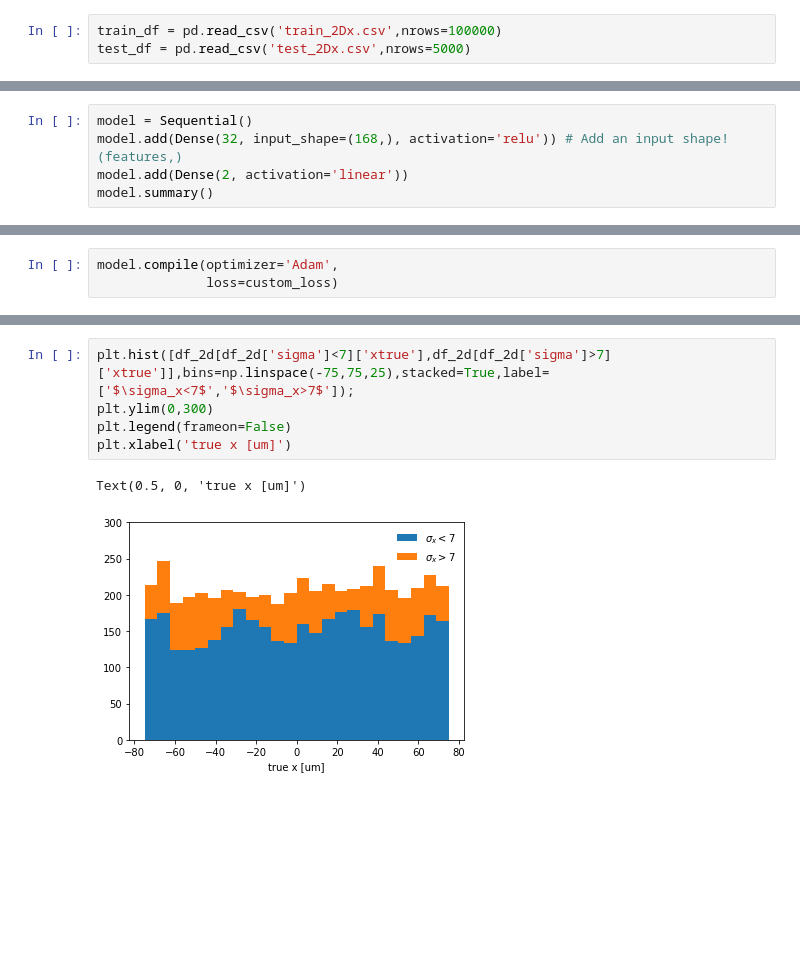
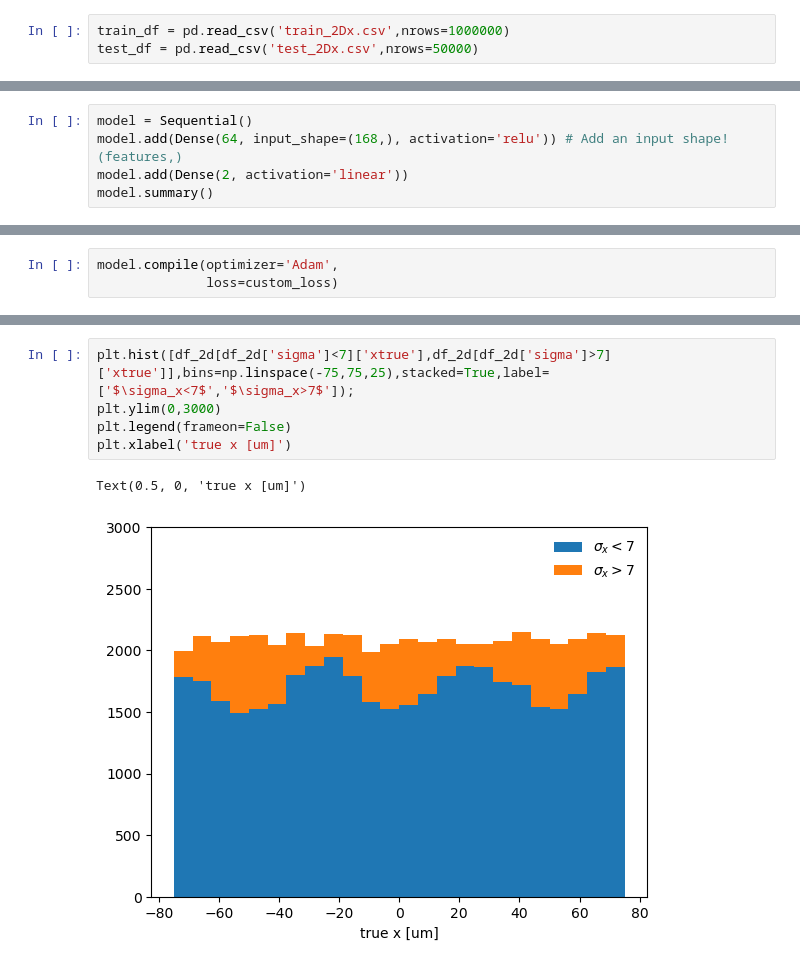
Before and after one commit to nhanvtran/directional-pixel-detectors, a Jupyter notebook: hit-position/train-2Dx-Gauss.ipynb, the cells around one changed output, grey strips where cells are left out. Cells and saved outputs as stored; diff of their text form; blank space fills up the shorter version.

```diff
--- a/hit-position/train-2Dx-Gauss.ipynb
+++ b/hit-position/train-2Dx-Gauss.ipynb
@@ -16,6 +13,6 @@ import math
 # %%
-train_df = pd.read_csv('train_2Dx.csv',nrows=100000)
-test_df = pd.read_csv('test_2Dx.csv',nrows=5000)
+train_df = pd.read_csv('train_2Dx.csv',nrows=1000000)
+test_df = pd.read_csv('test_2Dx.csv',nrows=50000)
 # %%
 X_train = train_df.drop(columns=['x-midplane']).values
 X_test = test_df.drop(columns=['x-midplane']).values
@@ -28,7 +25,7 @@ X_train = scaler.fit_transform(X_train.reshape(-1, X_train.shape[-1])).reshape(X
 X_test = scaler.fit_transform(X_test.reshape(-1, X_test.shape[-1])).reshape(X_test.shape)
 # %%
 model = Sequential()
-model.add(Dense(32, input_shape=(168,), activation='relu')) # Add an input shape! (features,)
+model.add(Dense(64, input_shape=(168,), activation='relu')) # Add an input shape! (features,)
 model.add(Dense(2, activation='linear'))
 model.summary()
 # %% [output]
@@ -192,11 +199,11 @@ Text(0.5, 0, '$\\sigma_x$ [um]')
 # %%
 plt.hist([df_2d[df_2d['sigma']<7]['xtrue'],df_2d[df_2d['sigma']>7]['xtrue']],bins=np.linspace(-75,75,25),stacked=True,label=['$\sigma_x<7$','$\sigma_x>7$']);
-plt.ylim(0,300)
+plt.ylim(0,3000)
 plt.legend(frameon=False)
 plt.xlabel('true x [um]')
 # %% [output]
 Text(0.5, 0, 'true x [um]')
-[figure, old version]
+[figure, new version]
 # %%
 plt.hist2d(df_2d['xtrue'],df_2d['sigma'],bins=[np.linspace(-75,75,25),np.linspace(0,25,25)]);
 #plt.plot([0,0],[0,25],color='orange')
```
Also changed, not shown: parts of 17 cells of this notebook, 5 other files.
